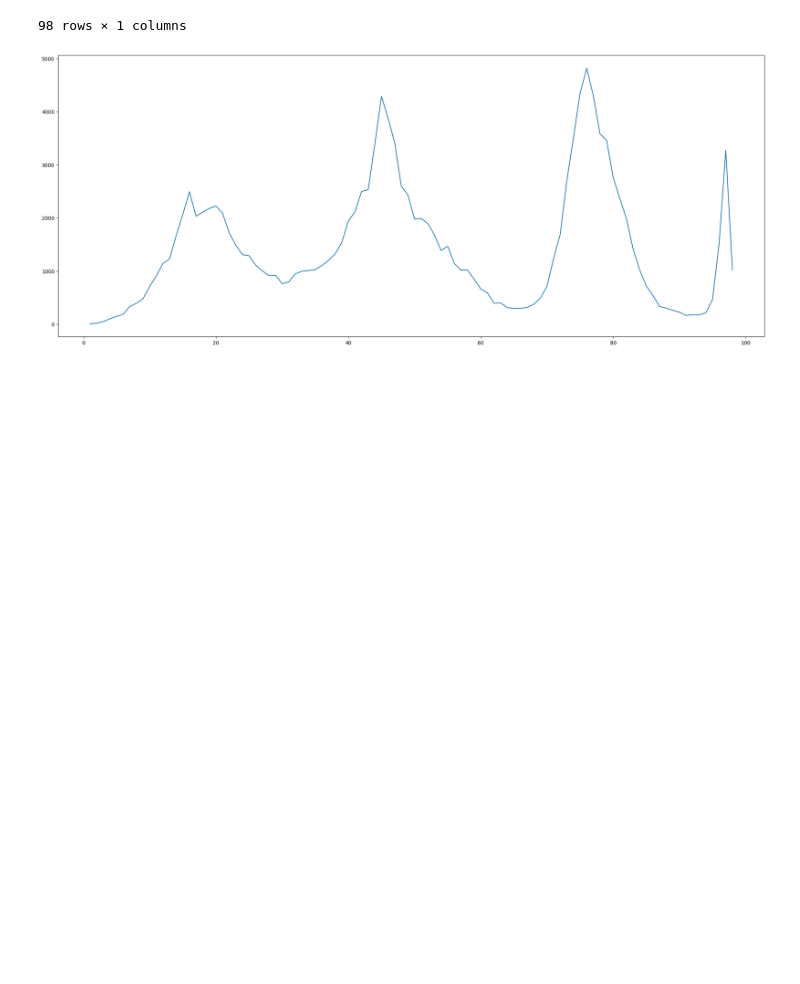
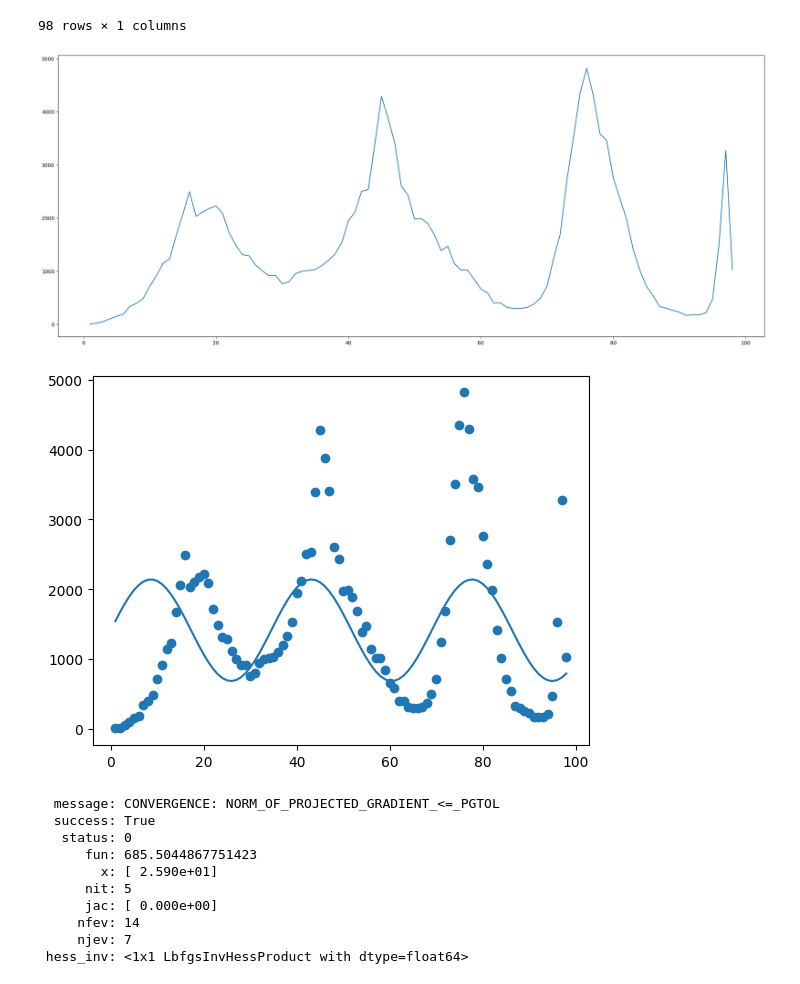
Before and after one commit to HilbertN/Analisis_de_datos_Tareas, a Jupyter notebook: Tarea3_Ajuste_de_parametros.ipynb, the cells around one changed output. Drawn from its saved outputs; the diff is of its cells as text; code cells hidden in the pictures; blank space fills up the shorter version.

Commit message:
No funciono el comando curve fit para ajustar la primera ola

```diff
--- a/Tarea3_Ajuste_de_parametros.ipynb
+++ b/Tarea3_Ajuste_de_parametros.ipynb
@@ -83,3 +89,30 @@ fig.plot(np.arange(1,99),ola['positivo'])
 plt.show()
 # %% [output]
 [figure]
+# %%
+def f(x,a,b,c):
+  return a*sin(b*x)+c
+alpha ,cov= optimize.curve_fit(f, xdata = np.arange(1,99), ydata = ola['positivo'])
+plt.scatter(np.arange(1,99),ola['positivo'])
+
+x=np.arange(1,99)
+plt.plot(x,f(x,alpha[0],alpha[1],alpha[2]))
+plt.show()
+
+def g(x):
+  return alpha[0]*sin(alpha[1]*x)+alpha[2]
+
+min=optimize.minimize(g,np.array([6]),bounds=[(20,40)])
+min
+# %% [output]
+[figure, added]
+  message: CONVERGENCE: NORM_OF_PROJECTED_GRADIENT_<=_PGTOL
+  success: True
+   status: 0
+      fun: 685.5044867751423
+        x: [ 2.590e+01]
+      nit: 5
+      jac: [ 0.000e+00]
+     nfev: 14
+     njev: 7
+ hess_inv: <1x1 LbfgsInvHessProduct with dtype=float64>
```
Also changed, not shown: parts of 14 cells of this notebook.
